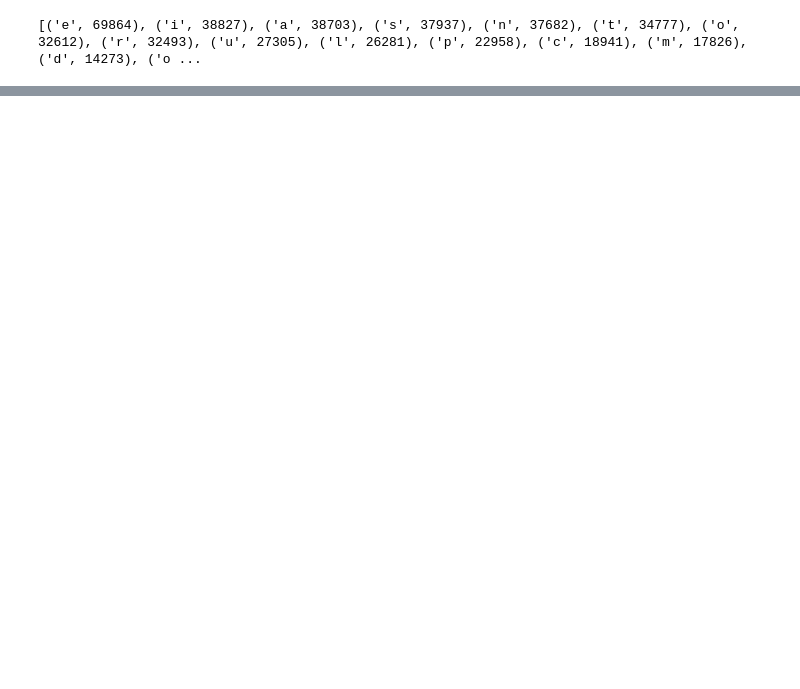
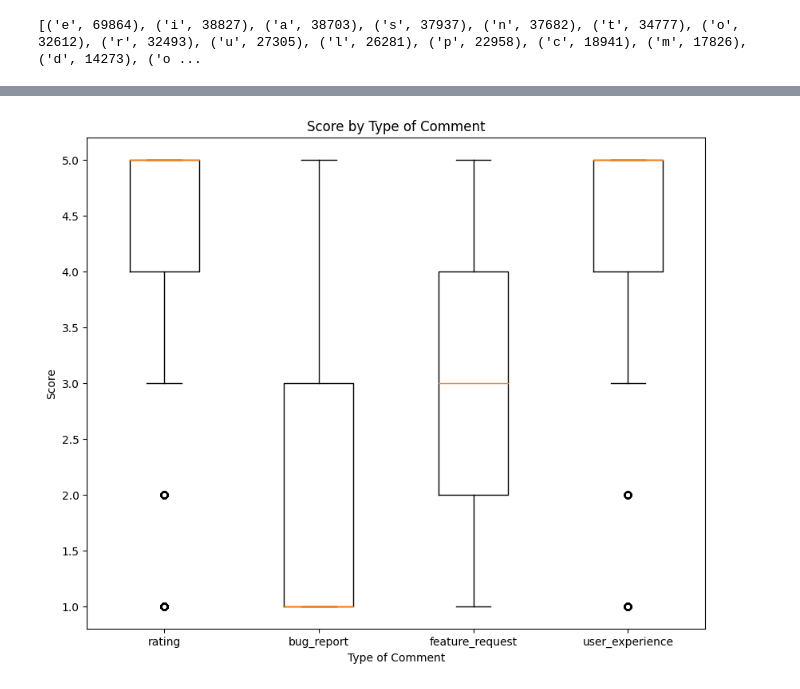
Before and after one commit to Poodlers/NLP_french_user_reviews, a Jupyter notebook: data_exploration.ipynb, the cells around one changed output, grey strips where cells are left out. Saved outputs shown, nothing was run; the diff lists cells and outputs as text; code cells hidden in the pictures; blank space fills up the shorter version.

```diff
--- a/data_exploration.ipynb
+++ b/data_exploration.ipynb
@@ -74,0 +101,14 @@ print(token_counter.most_common(100))
+# %%
+score_columns = ['rating', 'bug_report', 'feature_request', 'user_experience']
+
+# Create a box plot to show the distribution of scores for each type of comment
+fig, ax = plt.subplots(figsize=(10, 8))
+ax.boxplot([data[data[col]==1]['score'] for col in score_columns], labels=score_columns)
+ax.set_xlabel('Type of Comment')
+ax.set_ylabel('Score')
+ax.set_title('Score by Type of Comment')
+
+# Show the plot
+plt.show()
+# %% [output]
+[figure, added]
```
Also changed, not shown: parts of 3 cells of this notebook, 1 other file.
